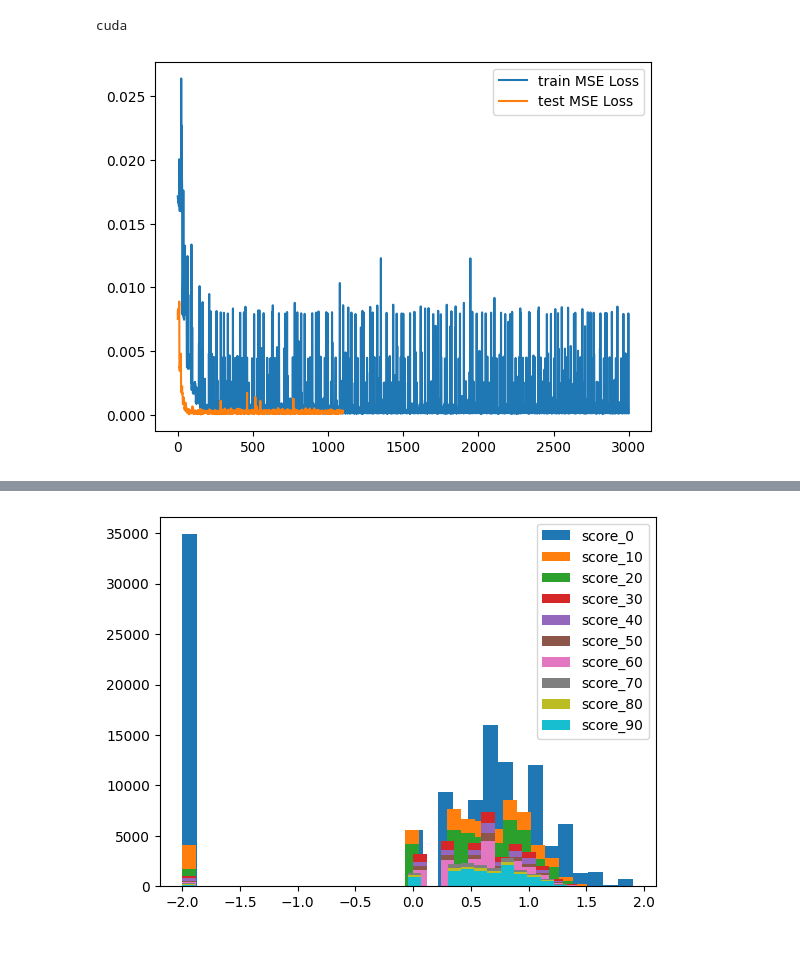
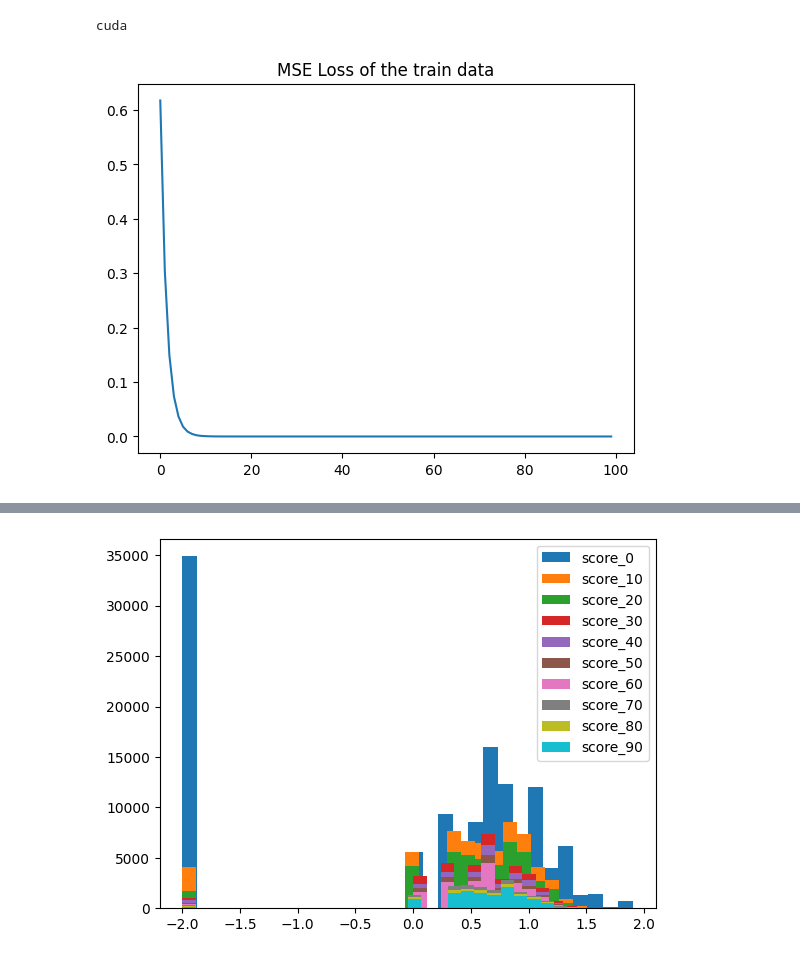
Before and after one commit to whitw/CAUBigdata, a Jupyter notebook: run.ipynb, the cells around one changed output, grey strips where cells are left out. Drawn from its saved outputs; the diff is of its cells as text; code cells hidden in the pictures.

```diff
--- a/run.ipynb
+++ b/run.ipynb
@@ -762,11 +789,13 @@ class Tokenizer():
 # %%
 class dataset(Dataset):
-    def __init__(self, data):
-        self._data = data
+    def __init__(self, data, tokenizer):
+        self._data = tokenizer.encode(data)
+        self._price = torch.FloatTensor(self._data['price'].values)
+        self._input = torch.FloatTensor(self._data.drop(['price'], axis=1).values)
+        self._tokenizer = tokenizer
 
     def __getitem__(self, index):
-        data = self._data.iloc[index]
-        return (torch.FloatTensor(data.drop(['price']).values), torch.FloatTensor([float(data['price'])]))
+        return self._input[index], self._price[index]
 
     def __len__(self):
         return self._data.shape[0]
@@ -775,12 +804,11 @@ class dataset(Dataset):
 #for i, item in enumerate(dataset(data_use)):
 #    print(i, item)
 
-data_to_use = 5000
-d = (data_use - data_use.min(axis=0))/(data_use.max(axis=0) - data_use.min(axis=0))
-data_use = d.fillna(0)
+data_to_use = 50000
 data_use = data_use.iloc[:data_to_use, :]
-dataset_train = dataset(data_use.iloc[:data_use.shape[0] * 3 // 4, :])
-dataset_test  = dataset(data_use.iloc[data_use.shape[0] * 3 // 4:, :])
+tokenizer = Tokenizer().fit(data_use)
+dataset_train = dataset(data_use.iloc[:data_use.shape[0] * 3 // 4, :], tokenizer)
+dataset_test  = dataset(data_use.iloc[data_use.shape[0] * 3 // 4:, :], tokenizer)
 
 dataloader_train = torch.utils.data.DataLoader(dataset_train, batch_size=minibatch_size, shuffle=True, drop_last=True)
 dataloader_test  = torch.utils.data.DataLoader(dataset_test,  batch_size=minibatch_size, shuffle=True, drop_last=False)
@@ -803,7 +831,8 @@ class Network(nn.Module):
             nn.Sigmoid(),
             nn.Linear(219//2, 219//4),
             nn.Sigmoid(),
-            nn.Linear(219//4, 1)
+            nn.Linear(219//4, 1),
+            nn.Flatten(),
         )
     def initialize_weight(self):
         for m in self.network.modules():
@@ -812,22 +841,27 @@ class Network(nn.Module):
                 nn.init.xavier_uniform_(m.bias, 1)
 
     def forward(self, x):
-        return self.network(x)
+        return self.network(x).flatten()
 # %%
 network = Network().to(device)
 optimizer = torch.optim.SGD(network.parameters(), lr=learning_rate, weight_decay=weight_decay)
 # %%
 n_epochs = 100
-loss_train_epoch = []
-loss_test_epoch  = []
+loss_train_epoch_mean = np.array([])
+loss_train_epoch_std = np.array([])
+loss_test_epoch_mean  = np.array([])
+loss_test_epoch_std = np.array([])
 for i in tqdm(range(n_epochs)):
     network.train()
     for idx, (input, price) in enumerate(dataloader_train):
+        loss_train_batch = []
         input = input.to(device)
         price = price.to(device)
         predict = network(input)
         loss = nn.MSELoss()(predict, price)
-        loss_train_epoch.append(loss.item())
+        loss_train_batch.append(loss.item())
+    loss_train_epoch_mean = np.append(loss_train_epoch_mean, np.mean(loss_train_batch))
+    loss_train_epoch_std = np.append(loss_train_epoch_std, np.std(loss_train_batch))
 
     optimizer.zero_grad()
     loss.backward()
@@ -835,15 +869,18 @@ for i in tqdm(range(n_epochs)):
 
     network.eval()
     for idx, (input, price) in enumerate(dataloader_test):
+        loss_test_batch = []
         input = input.to(device)
         price = price.to(device)
         prediction = network(input)
         loss = nn.MSELoss()(prediction, price)
-        loss_test_epoch.append(loss.item())
+        loss_test_batch.append(loss.item())
+    loss_test_epoch_mean = np.append(loss_test_epoch_mean, np.mean(loss_test_batch))
+    loss_test_epoch_std = np.append(loss_test_epoch_std, np.mean(loss_test_batch))
-# %%
-plt.plot(loss_train_epoch, label="train MSE Loss")
-plt.plot(loss_test_epoch, label="test MSE Loss")
-plt.legend()
-plt.show()
-# %% [output]
-[figure, removed]
+# %%
+plt.title("MSE Loss of the train data")
+plt.plot(loss_train_epoch_mean)
+plt.fill_between(x=range(len(loss_train_epoch_mean)),y1=loss_train_epoch_mean+loss_train_epoch_std,y2=loss_train_epoch_mean-loss_train_epoch_std, alpha=0.5)
+plt.show()
+# %% [output]
+[figure, added]
```
Also changed, not shown: parts of 6 cells of this notebook.
